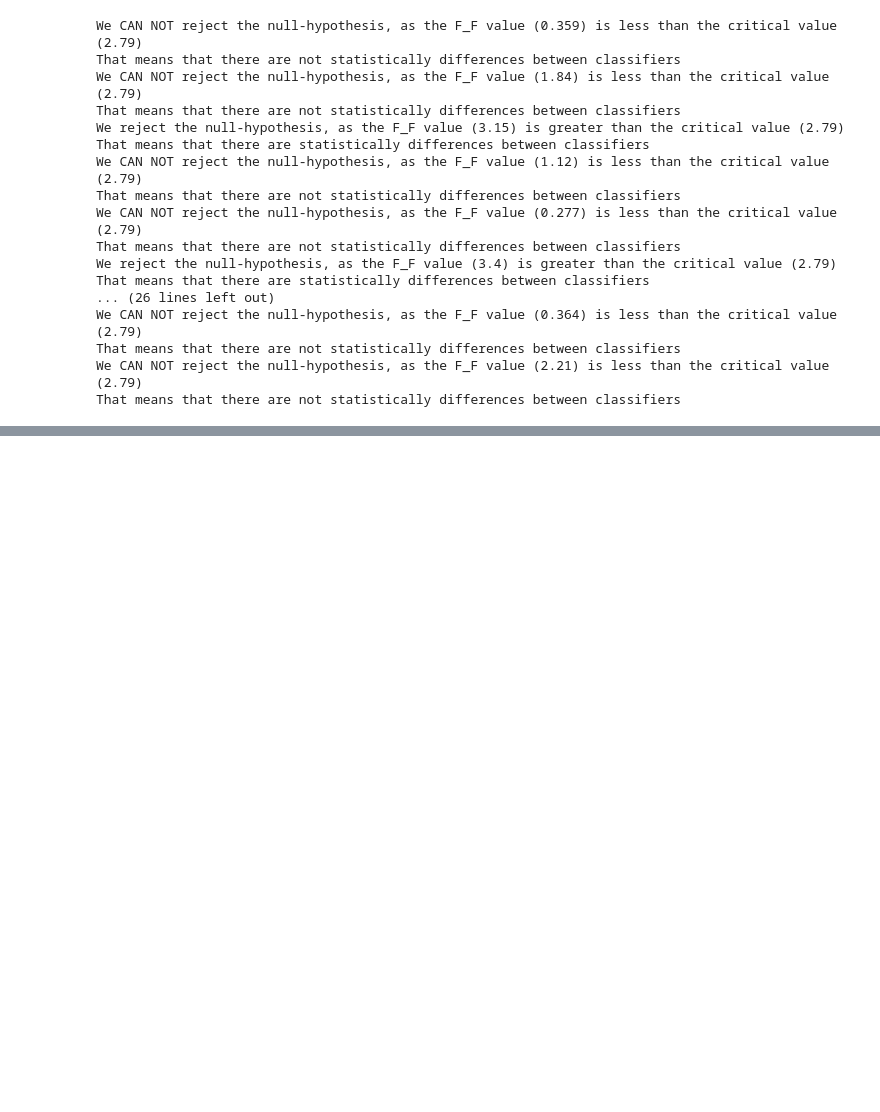
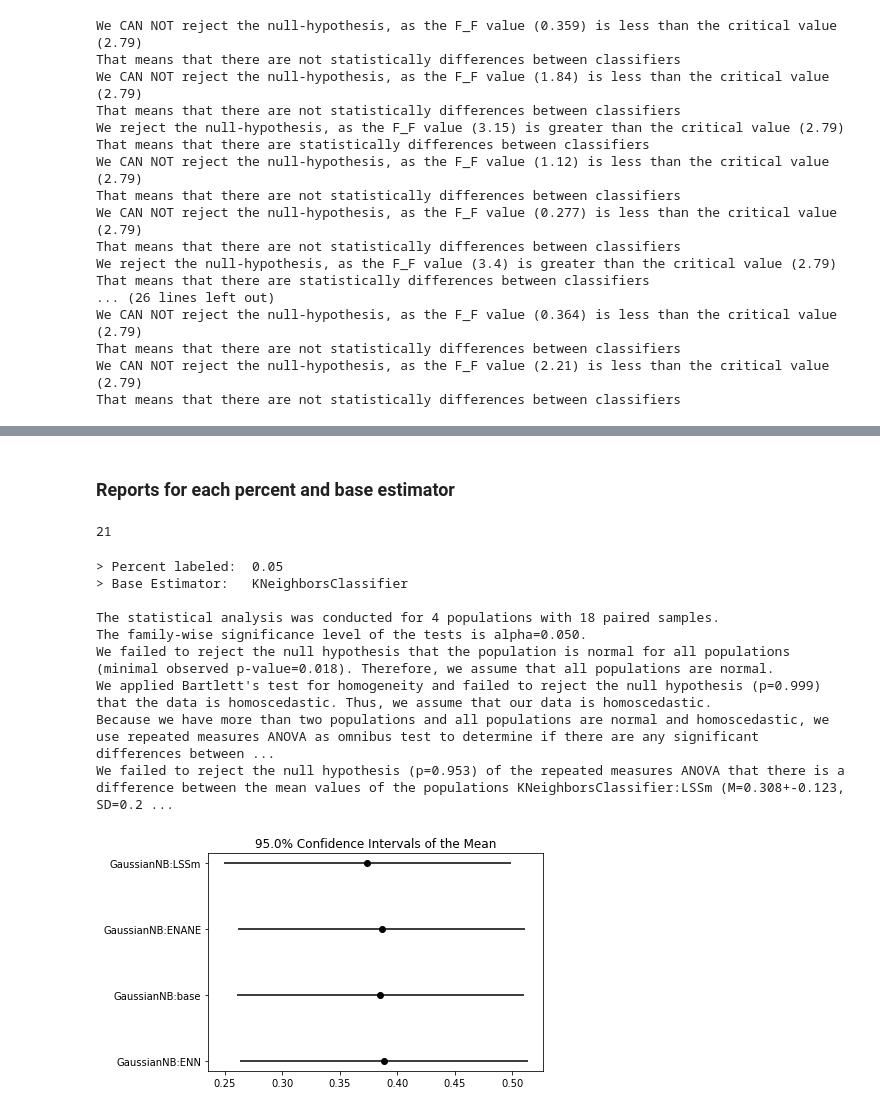
Before and after one commit to dpuenteramirez/Semisupervised-learning-and-instance-selection-methods, a Jupyter notebook: experimentation/rank_statistics.ipynb, the cells around one changed output, grey strips where cells are left out. Drawn from its saved outputs; the diff is of its cells as text; code cells hidden in the pictures; blank space fills up the shorter version.

Commit message:
Added Statistical Reports #218

```diff
--- a/experimentation/rank_statistics.ipynb
+++ b/experimentation/rank_statistics.ipynb
@@ -20,5 +22,5 @@ results = os.path.join('ranks', 'results.csv')
 # %%
-results_df = pd.read_csv(results)
+results_df = pd.read_csv(results_path)
 # %%
 filters = results_df['filter'].unique()
 base_estimators = results_df['base'].unique()
@@ -200,0 +207,15 @@ That means that there are not statistically differences between classifiers
+# %%
+
+results = {}
+
+for percent in percents_labeled:
+    curr_vals = base_filter_values()
+
+    base_dfs = list()
+    split_onto_base_estimators()
+    print(percent, end=' ')
+    for base, df in zip(base_estimators, base_dfs):
+        metric_vals = df.to_numpy()
+        result = autorank(df, alpha=0.05, verbose=False, approach='frequentist')
+        results[tuple((percent, base))] = result
+    print('✅')
@@ -200,0 +230,27 @@ That means that there are not statistically differences between classifiers
+# %% [markdown]
+### Reports for each percent and base estimator
+# %%
+def print_report(percent, base, report):
+    print(f'{GRN}> Percent labeled: {NC}', percent, f'\n{GRN}> Base Estimator:  {NC}', base, end='\n\n')
+    create_report(report)
+    plot_stats(result, allow_insignificant=True)
+    plt.savefig(f'result_plots/{percent}_{base}.png')
+# %%
+keys_list = list(results.keys())
+print(len(keys_list))
+# %% [output]
+21
+# %%
+percent, base = keys_list[0]
+print_report(percent, base, results[(percent, base)])
+# %% [output]
+> Percent labeled:  0.05
+> Base Estimator:   KNeighborsClassifier
+
+The statistical analysis was conducted for 4 populations with 18 paired samples.
+The family-wise significance level of the tests is alpha=0.050.
+We failed to reject the null hypothesis that the population is normal for all populations (minimal observed p-value=0.018). Therefore, we assume that all populations are normal.
+We applied Bartlett's test for homogeneity and failed to reject the null hypothesis (p=0.999) that the data is homoscedastic. Thus, we assume that our data is homoscedastic.
+Because we have more than two populations and all populations are normal and homoscedastic, we use repeated measures ANOVA as omnibus test to determine if there are any significant differences between ...
+We failed to reject the null hypothesis (p=0.953) of the repeated measures ANOVA that there is a difference between the mean values of the populations KNeighborsClassifier:LSSm (M=0.308+-0.123, SD=0.2 ...
+[figure, added]
```
Also changed, not shown: parts of 25 cells of this notebook, 22 other files.
